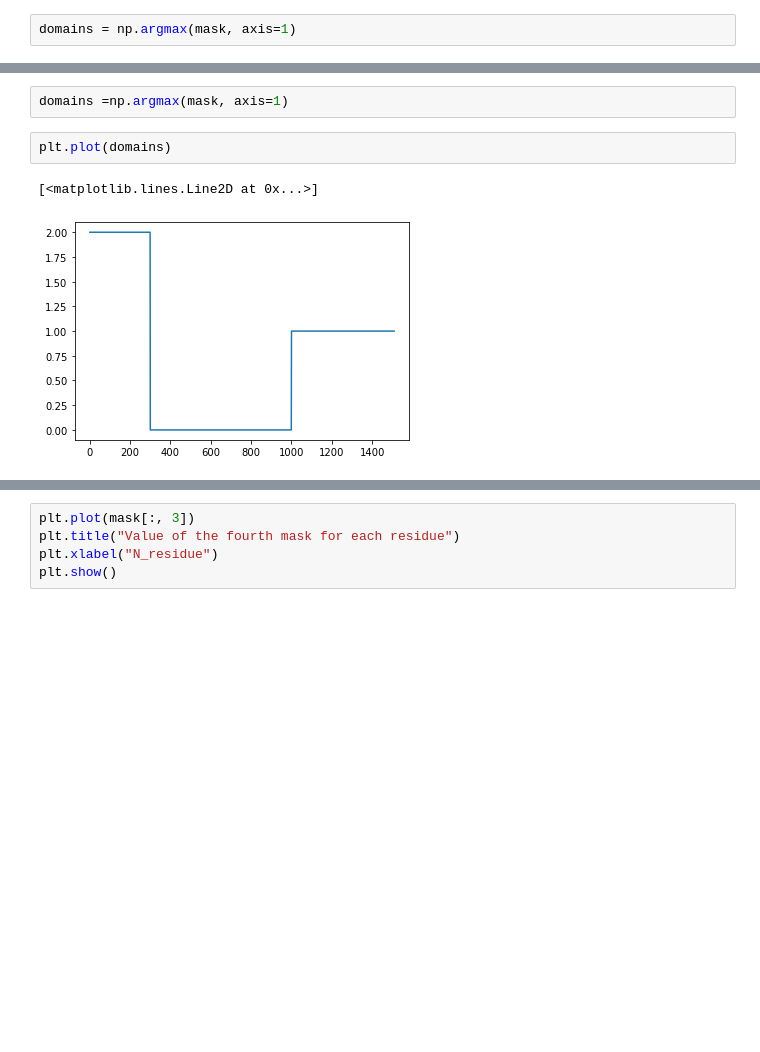
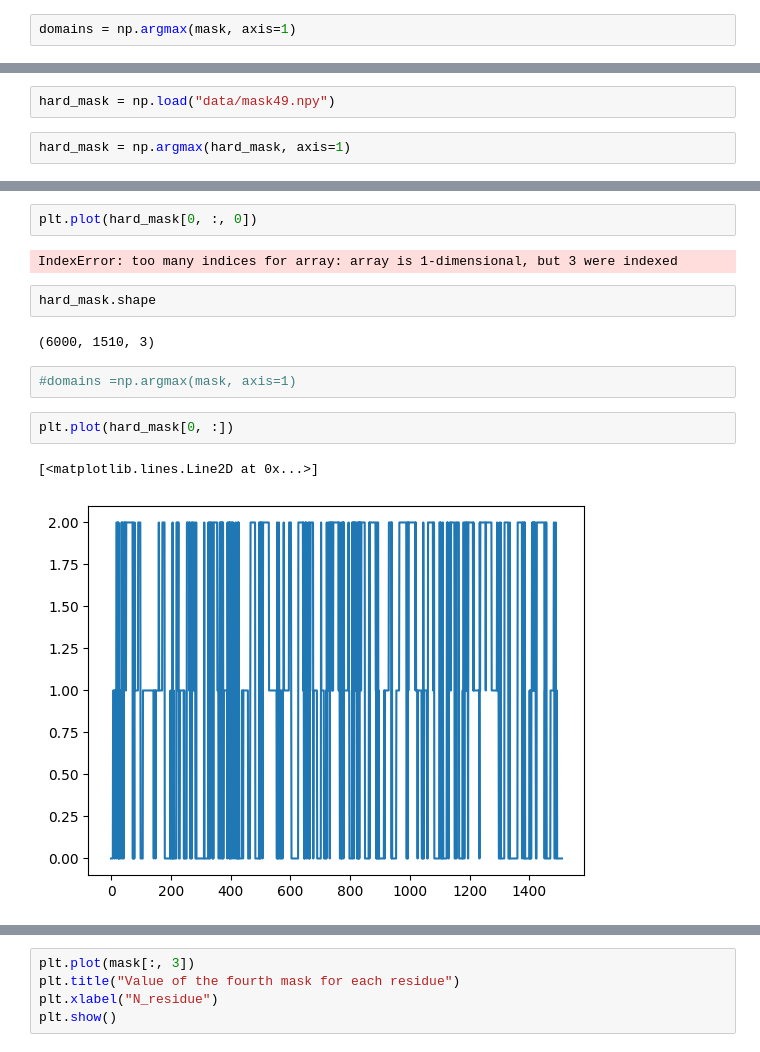
Before and after one commit to Gabriel-Ducrocq/segmentationCryoEM, a Jupyter notebook: Untitled.ipynb, the cells around one changed output, grey strips where cells are left out. Saved outputs shown, nothing was run; the diff lists cells and outputs as text; blank space fills up the shorter version.

```diff
--- a/Untitled.ipynb
+++ b/Untitled.ipynb
@@ -127,0 +135,4 @@ mask = np.load("data/mask430.npy")
+# %%
+hard_mask = np.load("data/mask49.npy")
+# %%
+hard_mask = np.argmax(hard_mask, axis=1)
@@ -128,10 +144,18 @@ mask = np.load("data/mask430.npy")
+# %%
+plt.plot(hard_mask[0, :, 0])
+# %% [output]
+IndexError: too many indices for array: array is 1-dimensional, but 3 were indexed
+# %%
+hard_mask.shape
+# %% [output]
+(6000, 1510, 3)
 # %%
-domains =np.argmax(mask, axis=1)
+#domains =np.argmax(mask, axis=1)
 # %%
-plt.plot(domains)
+plt.plot(hard_mask[0, :])
 # %% [output]
 [<matplotlib.lines.Line2D at 0x...>]
-[figure, old version]
+[figure, new version]
 # %%
 plt.plot(mask[:, 0])
 plt.title("Value of the first mask for each residue")
```
Also changed, not shown: parts of 44 cells of this notebook, 8 other files.
